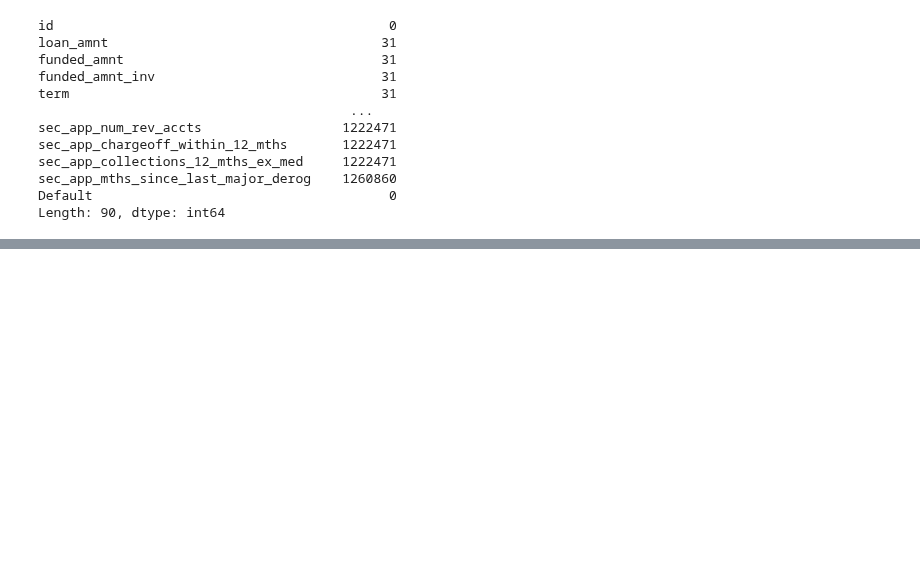
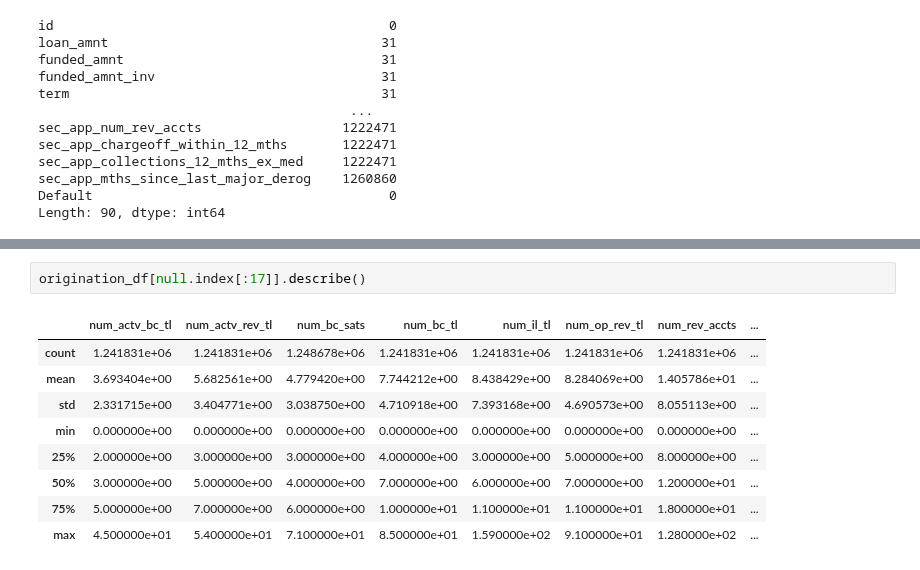
Before and after one commit to preetmodi/Credit-Risk-Analytics, a Jupyter notebook: Data_Cleaning_P.ipynb, the cells around one changed output, grey strips where cells are left out. Cells and saved outputs as stored; diff of their text form; blank space fills up the shorter version.

```diff
--- a/Data_Cleaning_P.ipynb
+++ b/Data_Cleaning_P.ipynb
@@ -200,0 +233,12 @@ dtype: int64
+# %%
+origination_df[null.index[:17]].describe()
+# %% [output]
+|  | num_actv_bc_tl | num_actv_rev_tl | num_bc_sats | num_bc_tl | num_il_tl | num_op_rev_tl | num_rev_accts | ... |
+| count | 1.241831e+06 | 1.241831e+06 | 1.248678e+06 | 1.241831e+06 | 1.241831e+06 | 1.241831e+06 | 1.241831e+06 | ... |
+| mean | 3.693404e+00 | 5.682561e+00 | 4.779420e+00 | 7.744212e+00 | 8.438429e+00 | 8.284069e+00 | 1.405786e+01 | ... |
+| std | 2.331715e+00 | 3.404771e+00 | 3.038750e+00 | 4.710918e+00 | 7.393168e+00 | 4.690573e+00 | 8.055113e+00 | ... |
+| min | 0.000000e+00 | 0.000000e+00 | 0.000000e+00 | 0.000000e+00 | 0.000000e+00 | 0.000000e+00 | 0.000000e+00 | ... |
+| 25% | 2.000000e+00 | 3.000000e+00 | 3.000000e+00 | 4.000000e+00 | 3.000000e+00 | 5.000000e+00 | 8.000000e+00 | ... |
+| 50% | 3.000000e+00 | 5.000000e+00 | 4.000000e+00 | 7.000000e+00 | 6.000000e+00 | 7.000000e+00 | 1.200000e+01 | ... |
+| 75% | 5.000000e+00 | 7.000000e+00 | 6.000000e+00 | 1.000000e+01 | 1.100000e+01 | 1.100000e+01 | 1.800000e+01 | ... |
+| max | 4.500000e+01 | 5.400000e+01 | 7.100000e+01 | 8.500000e+01 | 1.590000e+02 | 9.100000e+01 | 1.280000e+02 | ... |
```
Also changed, not shown: parts of 9 cells of this notebook.
